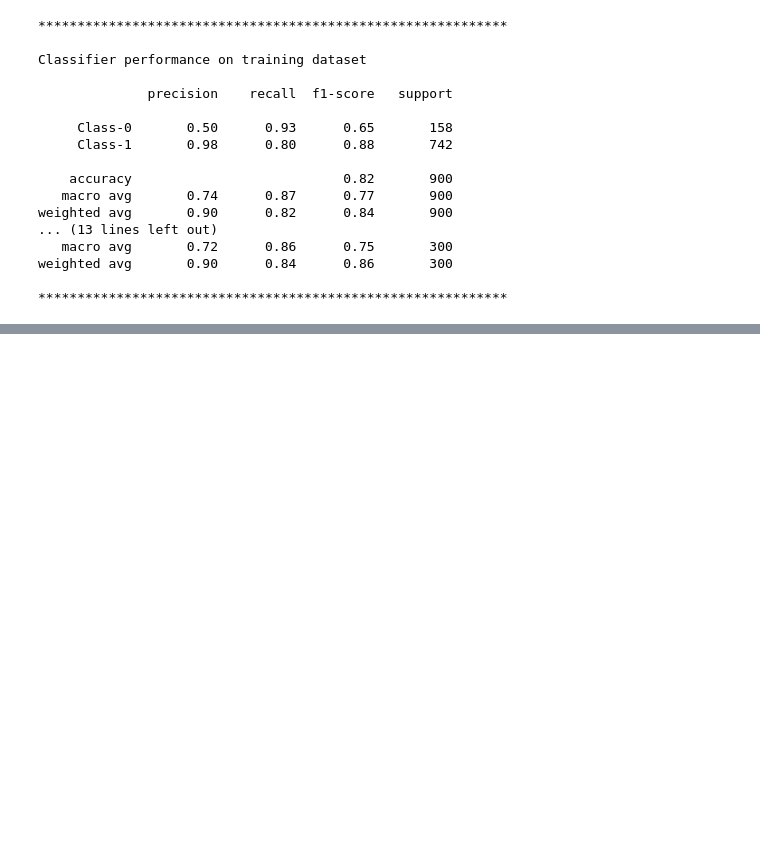
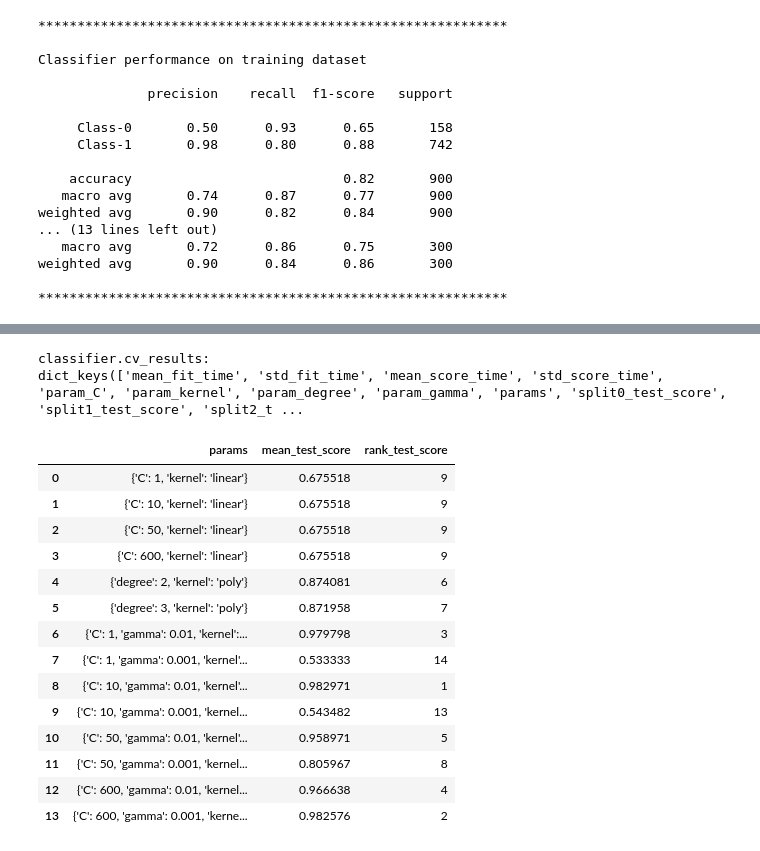
Before and after one commit to qyu6/MLLT, a Jupyter notebook: 009_Machine_Learning/001_python机器学习经典实例/c3/Chapter3-SVM (非)线性核函数，样本不均衡，置信度，最优化.ipynb, the cells around one changed output, grey strips where cells are left out. Saved outputs shown, nothing was run; the diff lists cells and outputs as text; code cells hidden in the pictures; blank space fills up the shorter version.

```diff
--- a/009_Machine_Learning/001_python机器学习经典实例/c3/Chapter3-SVM (非)线性核函数，样本不均衡，置信度，最优化.ipynb
+++ b/009_Machine_Learning/001_python机器学习经典实例/c3/Chapter3-SVM (非)线性核函数，样本不均衡，置信度，最优化.ipynb
@@ -436,0 +632,39 @@ weighted avg       0.90      0.84      0.86       300
+# %%
+# 输出DOE实验的所有结果：
+
+# 输出cv_results包含的字段：
+print("\nclassifier.cv_results:")
+print(classifier.cv_results_.keys())
+
+output=[]
+# 定义模型性能显示结果维度
+evaluation_list = ['params', 'mean_test_score', 'rank_test_score']
+
+for i in evaluation_list:
+#     if i == 'params' or i == 'mean_test_score' or i == 'rank_test_score':
+    output.append(classifier.cv_results_[i])
+
+result = pd.DataFrame({
+    'params': output[0],
+    'mean_test_score': output[1],
+    'rank_test_score': output[2]
+})
+result
+# %% [output]
+classifier.cv_results:
+dict_keys(['mean_fit_time', 'std_fit_time', 'mean_score_time', 'std_score_time', 'param_C', 'param_kernel', 'param_degree', 'param_gamma', 'params', 'split0_test_score', 'split1_test_score', 'split2_t ...
+|  | params | mean_test_score | rank_test_score |
+| 0 | {'C': 1, 'kernel': 'linear'} | 0.675518 | 9 |
+| 1 | {'C': 10, 'kernel': 'linear'} | 0.675518 | 9 |
+| 2 | {'C': 50, 'kernel': 'linear'} | 0.675518 | 9 |
+| 3 | {'C': 600, 'kernel': 'linear'} | 0.675518 | 9 |
+| 4 | {'degree': 2, 'kernel': 'poly'} | 0.874081 | 6 |
+| 5 | {'degree': 3, 'kernel': 'poly'} | 0.871958 | 7 |
+| 6 | {'C': 1, 'gamma': 0.01, 'kernel':... | 0.979798 | 3 |
+| 7 | {'C': 1, 'gamma': 0.001, 'kernel'... | 0.533333 | 14 |
+| 8 | {'C': 10, 'gamma': 0.01, 'kernel'... | 0.982971 | 1 |
+| 9 | {'C': 10, 'gamma': 0.001, 'kernel... | 0.543482 | 13 |
+| 10 | {'C': 50, 'gamma': 0.01, 'kernel'... | 0.958971 | 5 |
+| 11 | {'C': 50, 'gamma': 0.001, 'kernel... | 0.805967 | 8 |
+| 12 | {'C': 600, 'gamma': 0.01, 'kernel... | 0.966638 | 4 |
+| 13 | {'C': 600, 'gamma': 0.001, 'kerne... | 0.982576 | 2 |
```
Also changed, not shown: parts of 23 cells of this notebook, 5 other files.
